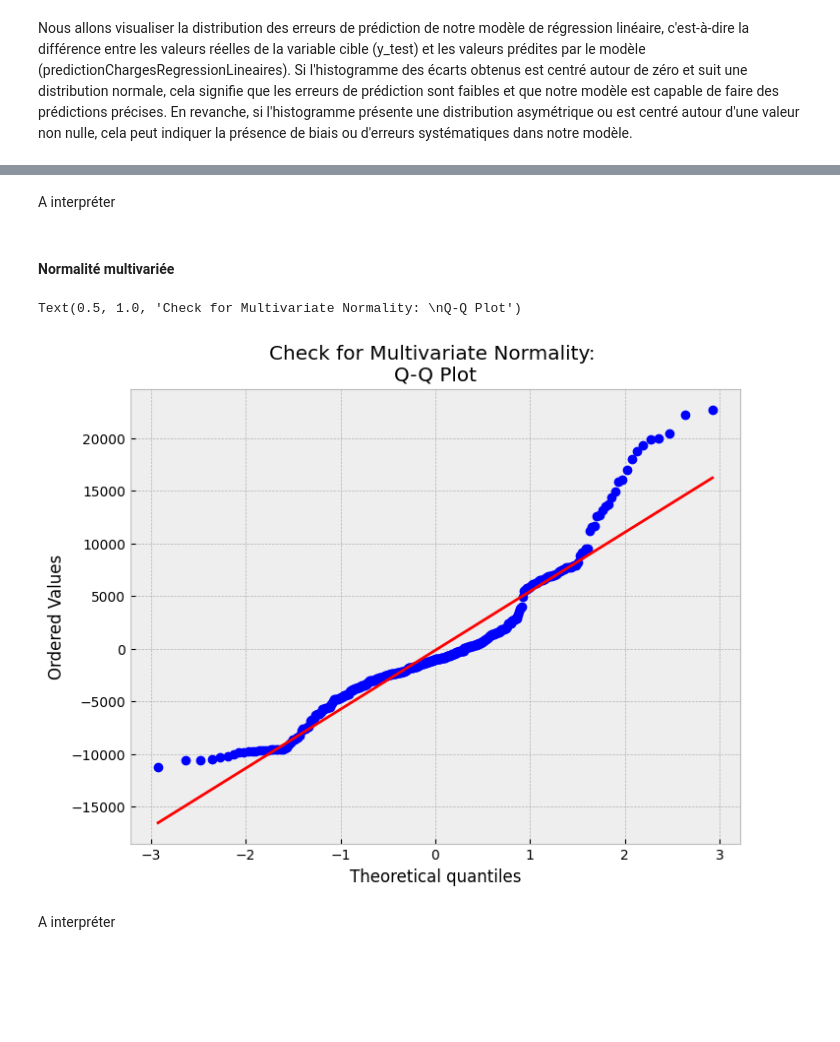
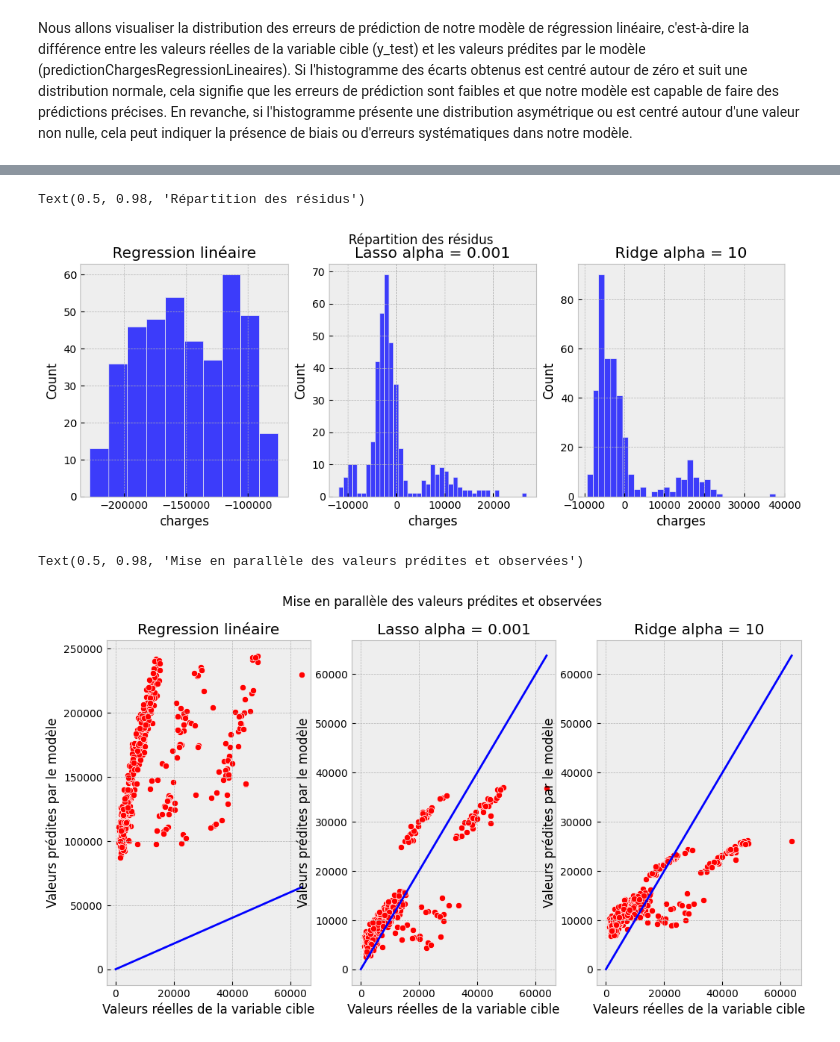
Before and after one commit to MathildeMrz/Machine_Learning, a Jupyter notebook: Medical_Costs/script.ipynb, the cells around one changed output, grey strips where cells are left out. Cells and saved outputs as stored; diff of their text form; code cells hidden in the pictures; blank space fills up the shorter version.

```diff
--- a/Medical_Costs/script.ipynb
+++ b/Medical_Costs/script.ipynb
@@ -286,15 +408,43 @@ sns.histplot((y_test - predictionChargesRegressionLineaires),color='b')
-# %% [markdown]
-A interpréter
-# %% [markdown]
-#### Normalité multivariée
-# %%
-fig, ax = plt.subplots(figsize=(8, 6))
-
-# Tracer le graphique de probabilité normal
-_, (_, _, r) = sp.stats.probplot((y_test - predictionChargesRegressionLineaires), fit=True, plot=ax)
-ax.set_title('Check for Multivariate Normality: \nQ-Q Plot')
-# %% [output]
-Text(0.5, 1.0, 'Check for Multivariate Normality: \nQ-Q Plot')
-[figure, removed]
-# %% [markdown]
-A interpréter
+# %%
+fig, axes = plt.subplots(1, 3, figsize=(12, 4)) # spécifie la taille de la figure
+
+# Tracer l'histogramme pour la régression linéaire
+sns.histplot(residusRegressionLineaire, color='blue', ax=axes[0])
+axes[0].set_title("Regression linéaire")
+
+# Tracer l'histogramme pour la régression Lasso
+sns.histplot(residusRegressionLasso, color='blue', ax=axes[1])
+axes[1].set_title("Lasso alpha = {}".format(best_alpha_lasso))
+
+# Tracer l'histogramme pour la régression Ridge
+sns.histplot(residusRegressionRidge, color='blue', ax=axes[2])
+axes[2].set_title("Ridge alpha = {}".format(best_alpha_ridge))
+
+plt.suptitle("Répartition des résidus")
+# %% [output]
+Text(0.5, 0.98, 'Répartition des résidus')
+[figure, added]
+# %%
+fig, axes = plt.subplots(1, 3, figsize=(12, 6)) # spécifie la taille de la figure
+sns.scatterplot(ax=axes[0], x=y_test, y=predictionChargesRegressionLineaires, color='r')
+axes[0].set_xlabel("Valeurs réelles de la variable cible")
+axes[0].set_ylabel("Valeurs prédites par le modèle")
+axes[0].set_title("Regression linéaire")
+axes[0].plot([0, max(y_test)], [0, max(y_test)], color='b')
+
+sns.scatterplot(ax=axes[1], x=y_test, y=predictionChargesRegressionLineairesLasso, color='r')
+axes[1].set_xlabel("Valeurs réelles de la variable cible")
+axes[1].set_ylabel("Valeurs prédites par le modèle")
+axes[1].set_title("Lasso alpha = {}".format(best_alpha_lasso))
+axes[1].plot([0, max(y_test)], [0, max(y_test)], color='b')
+
+sns.scatterplot(ax=axes[2], x=y_test, y=predictionChargesRegressionLineairesRidge, color='r')
+axes[2].set_xlabel("Valeurs réelles de la variable cible")
+axes[2].set_ylabel("Valeurs prédites par le modèle")
+axes[2].set_title("Ridge alpha = {}".format(best_alpha_ridge))
+axes[2].plot([0, max(y_test)], [0, max(y_test)], color='b')
+
+plt.suptitle("Mise en parallèle des valeurs prédites et observées")
+# %% [output]
+Text(0.5, 0.98, 'Mise en parallèle des valeurs prédites et observées')
+[figure, added]
```
Also changed, not shown: parts of 87 cells of this notebook.
